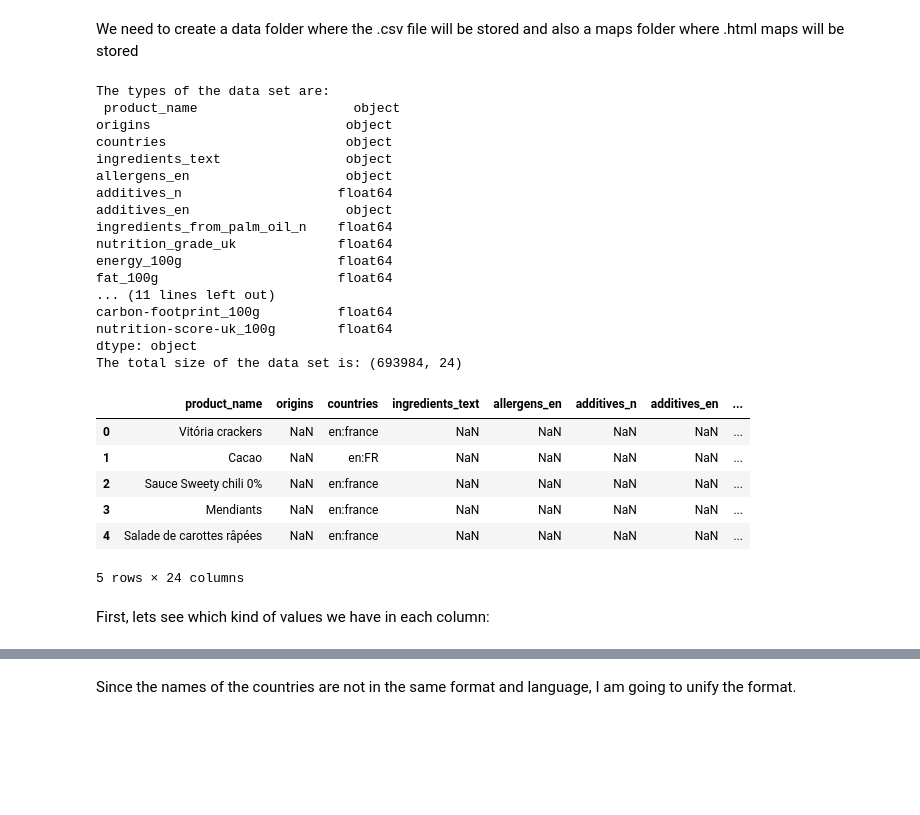
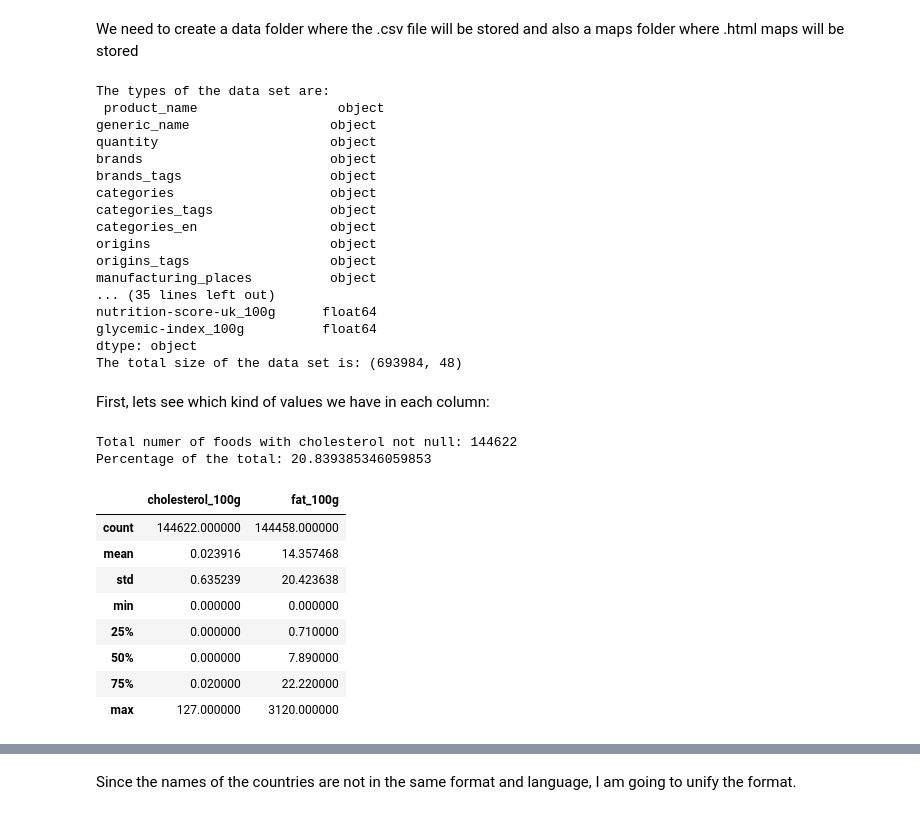
Before and after one commit to celine-y/open_food_facts, a Jupyter notebook: project.ipynb, the cells around one changed output, grey strips where cells are left out. Cells and saved outputs as stored; diff of their text form; code cells hidden in the pictures; blank space fills up the shorter version.

Commit message:
Cholesterol_100g cleaned

```diff
--- a/project.ipynb
+++ b/project.ipynb
@@ -44,31 +83,49 @@ food_df = pd.read_csv(data_folder + filename,
+# %%
+food_df = pd.read_csv(data_folder + filename,
+                      sep='\t',
+                      header=0,
+                      usecols = using_col,
+                      quotechar='"',
+                      low_memory=False)
 # %%
 print("The types of the data set are: \n", format(food_df.dtypes))
 print ("The total size of the data set is:", format(food_df.shape) )
-food_df.head(5)
 # %% [output]
 The types of the data set are:
- product_name                    object
-origins                         object
-countries                       object
-ingredients_text                object
-allergens_en                    object
-additives_n                    float64
-additives_en                    object
-ingredients_from_palm_oil_n    float64
-nutrition_grade_uk             float64
-energy_100g                    float64
-fat_100g                       float64
-... (11 lines left out)
-carbon-footprint_100g          float64
-nutrition-score-uk_100g        float64
+ product_name                  object
+generic_name                  object
+quantity                      object
+brands                        object
+brands_tags                   object
+categories                    object
+categories_tags               object
+categories_en                 object
+origins                       object
+origins_tags                  object
+manufacturing_places          object
+... (35 lines left out)
+nutrition-score-uk_100g      float64
+glycemic-index_100g          float64
 dtype: object
-The total size of the data set is: (693984, 24)
+The total size of the data set is: (693984, 48)
-|  | product_name | origins | countries | ingredients_text | allergens_en | additives_n | additives_en | ... |
-| 0 | Vitória crackers | NaN | en:france | NaN | NaN | NaN | NaN | ... |
-| 1 | Cacao | NaN | en:FR | NaN | NaN | NaN | NaN | ... |
-| 2 | Sauce Sweety chili 0% | NaN | en:france | NaN | NaN | NaN | NaN | ... |
-| 3 | Mendiants | NaN | en:france | NaN | NaN | NaN | NaN | ... |
-| 4 | Salade de carottes râpées | NaN | en:france | NaN | NaN | NaN | NaN | ... |
-5 rows × 24 columns
 # %% [markdown]
 First, lets see which kind of values we have in each column:
+# %%
+chol_notnull_n = food_df[food_df['cholesterol_100g'].notnull()].shape[0]
+print("Total numer of foods with cholesterol not null:" , format(chol_notnull_n))
+print("Percentage of the total:" , format(chol_notnull_n*100/food_df.shape[0]))
+# %% [output]
+Total numer of foods with cholesterol not null: 144622
+Percentage of the total: 20.839385346059853
+# %%
+food_df[food_df['cholesterol_100g'].notnull()][['cholesterol_100g','fat_100g']].describe()
+# %% [output]
+|  | cholesterol_100g | fat_100g |
+| count | 144622.000000 | 144458.000000 |
+| mean | 0.023916 | 14.357468 |
+| std | 0.635239 | 20.423638 |
+| min | 0.000000 | 0.000000 |
+| 25% | 0.000000 | 0.710000 |
+| 50% | 0.000000 | 7.890000 |
+| 75% | 0.020000 | 22.220000 |
+| max | 127.000000 | 3120.000000 |
```
Also changed, not shown: parts of 6 cells of this notebook.
